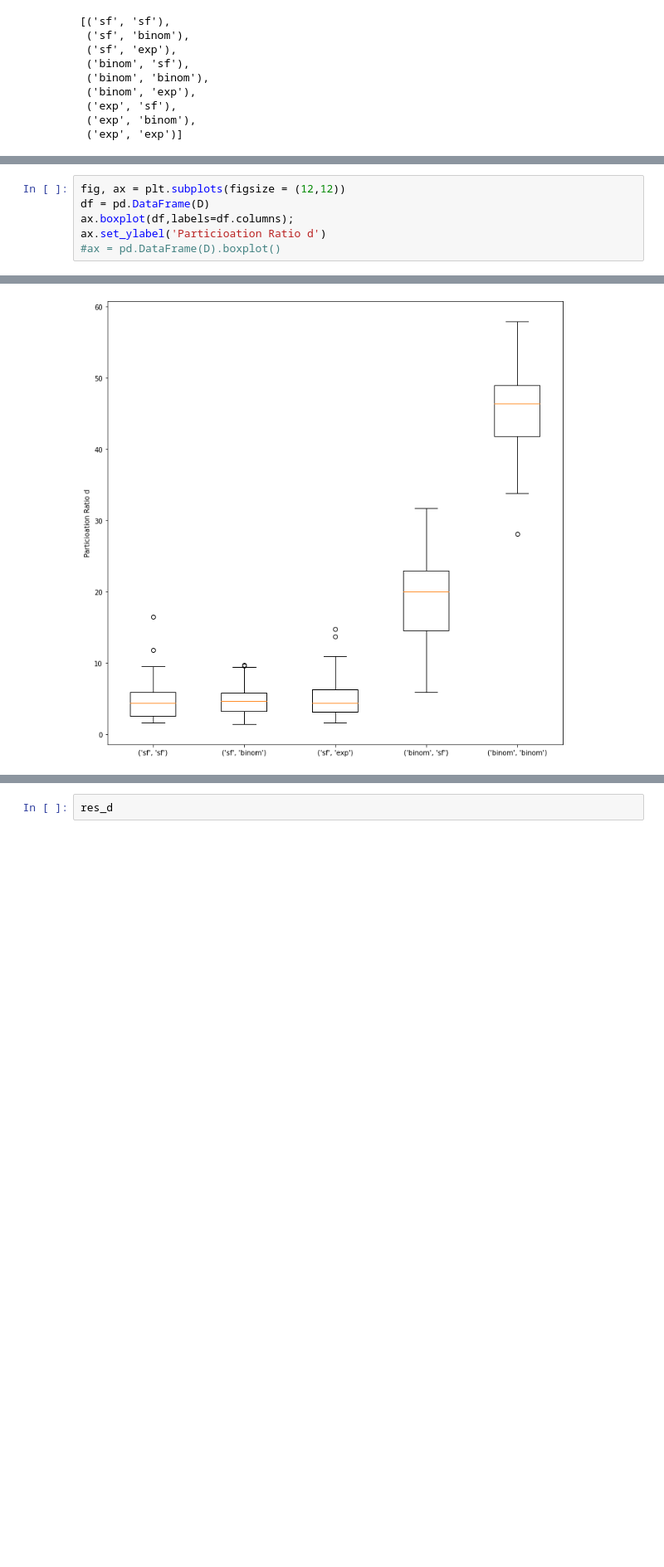
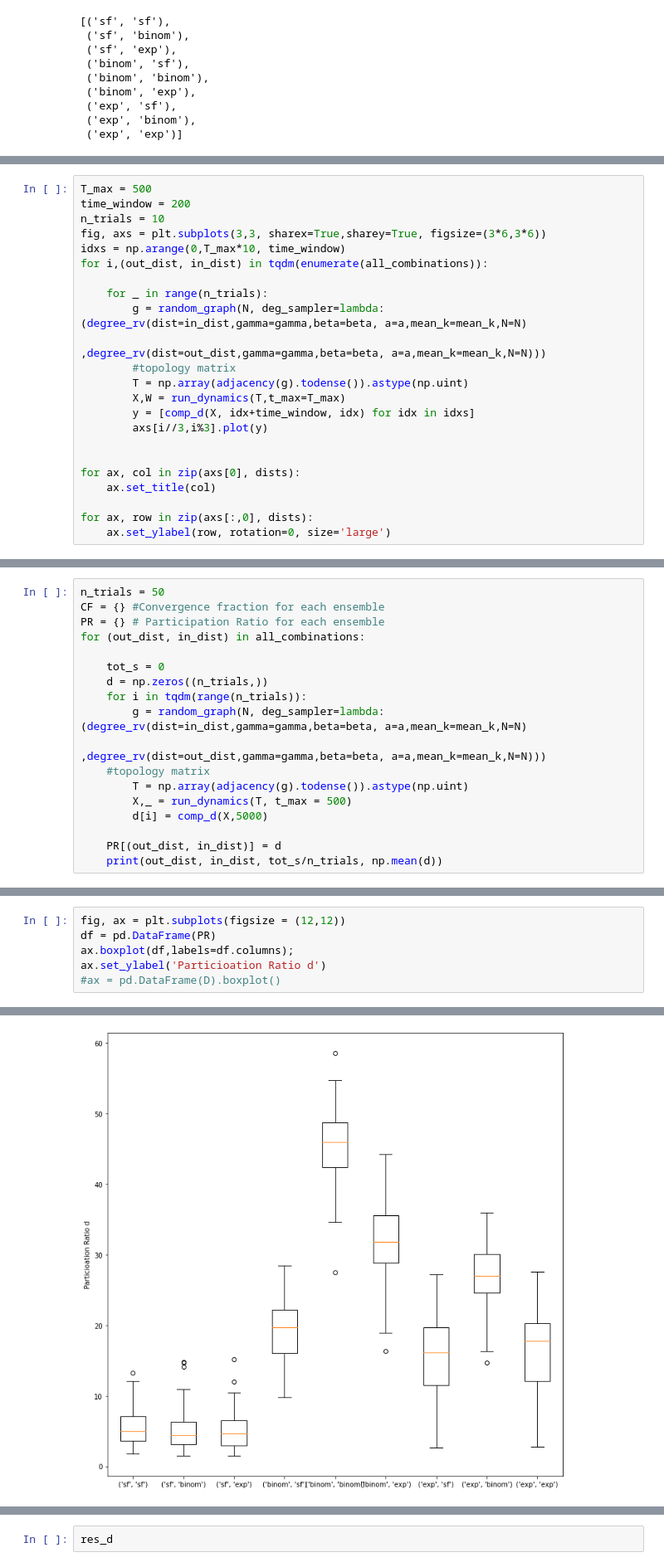
Before and after one commit to RaziEldeen/Exploratory-Adaptation, a Jupyter notebook: Exploratory adaptation in large random networks.ipynb, the cells around one changed output, grey strips where cells are left out. Shown: that part at 83% size. Drawn from its saved outputs; the diff is of its cells as text; blank space fills up the shorter version.

```diff
--- a/Exploratory adaptation in large random networks.ipynb
+++ b/Exploratory adaptation in large random networks.ipynb
@@ -236,0 +277,23 @@ binom binom 0.0 45.26226211109217
+# %%
+T_max = 500
+time_window = 200
+n_trials = 10
+fig, axs = plt.subplots(3,3, sharex=True,sharey=True, figsize=(3*6,3*6))
+idxs = np.arange(0,T_max*10, time_window)
+for i,(out_dist, in_dist) in tqdm(enumerate(all_combinations)):
+
+    for _ in range(n_trials):
+        g = random_graph(N, deg_sampler=lambda:(degree_rv(dist=in_dist,gamma=gamma,beta=beta, a=a,mean_k=mean_k,N=N)
+                                                ,degree_rv(dist=out_dist,gamma=gamma,beta=beta, a=a,mean_k=mean_k,N=N)))
+        #topology matrix
+        T = np.array(adjacency(g).todense()).astype(np.uint)
+        X,W = run_dynamics(T,t_max=T_max)
+        y = [comp_d(X, idx+time_window, idx) for idx in idxs]
+        axs[i//3,i%3].plot(y)
+
+
+for ax, col in zip(axs[0], dists):
+    ax.set_title(col)
+
+for ax, row in zip(axs[:,0], dists):
+    ax.set_ylabel(row, rotation=0, size='large')
@@ -236,0 +307,18 @@ binom binom 0.0 45.26226211109217
+# %%
+n_trials = 50
+CF = {} #Convergence fraction for each ensemble
+PR = {} # Participation Ratio for each ensemble
+for (out_dist, in_dist) in all_combinations:
+
+    tot_s = 0
+    d = np.zeros((n_trials,))
+    for i in tqdm(range(n_trials)):
+        g = random_graph(N, deg_sampler=lambda:(degree_rv(dist=in_dist,gamma=gamma,beta=beta, a=a,mean_k=mean_k,N=N)
+                                            ,degree_rv(dist=out_dist,gamma=gamma,beta=beta, a=a,mean_k=mean_k,N=N)))
+    #topology matrix
+        T = np.array(adjacency(g).todense()).astype(np.uint)
+        X,_ = run_dynamics(T, t_max = 500)
+        d[i] = comp_d(X,5000)
+
+    PR[(out_dist, in_dist)] = d
+    print(out_dist, in_dist, tot_s/n_trials, np.mean(d))
@@ -294,9 +369,9 @@ def run_dynamics(T, N=1500, g_0=10, b_alpha=100, m_b =0, sparsity=0.2, target=0,
 # %%
 fig, ax = plt.subplots(figsize = (12,12))
-df = pd.DataFrame(D)
+df = pd.DataFrame(PR)
 ax.boxplot(df,labels=df.columns);
 ax.set_ylabel('Particioation Ratio d')
 #ax = pd.DataFrame(D).boxplot()
 # %% [output]
 Text(0, 0.5, 'Particioation Ratio d')
-[figure, old version]
+[figure, new version]
```
Also changed, not shown: parts of 23 cells of this notebook, 4 other files.
